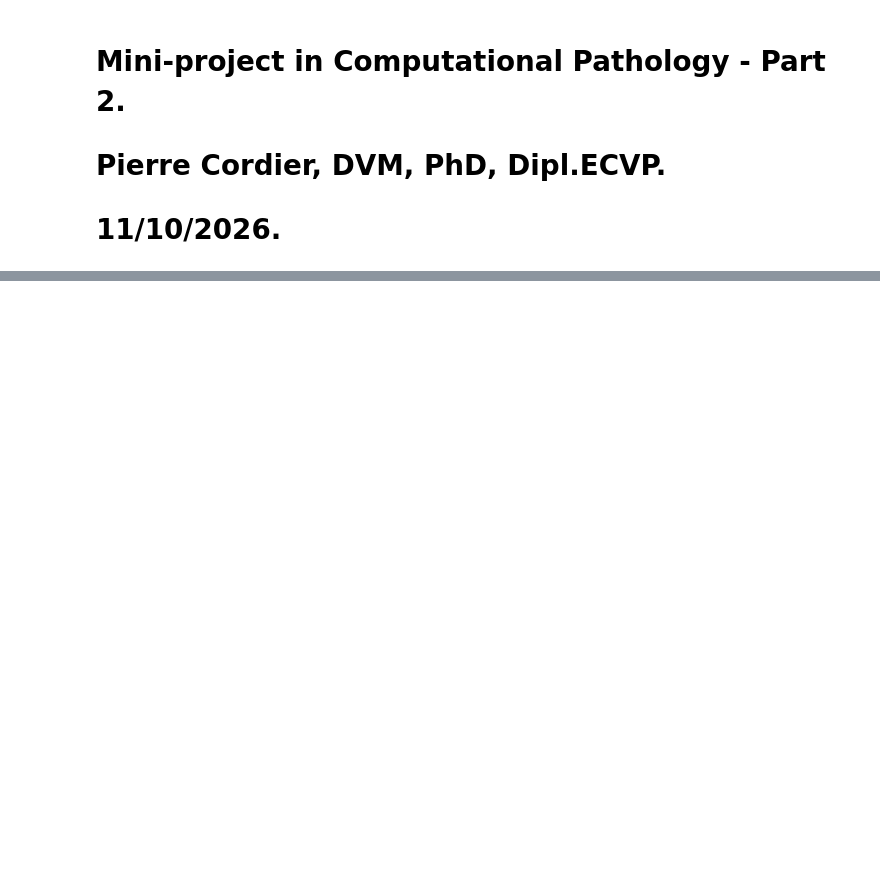
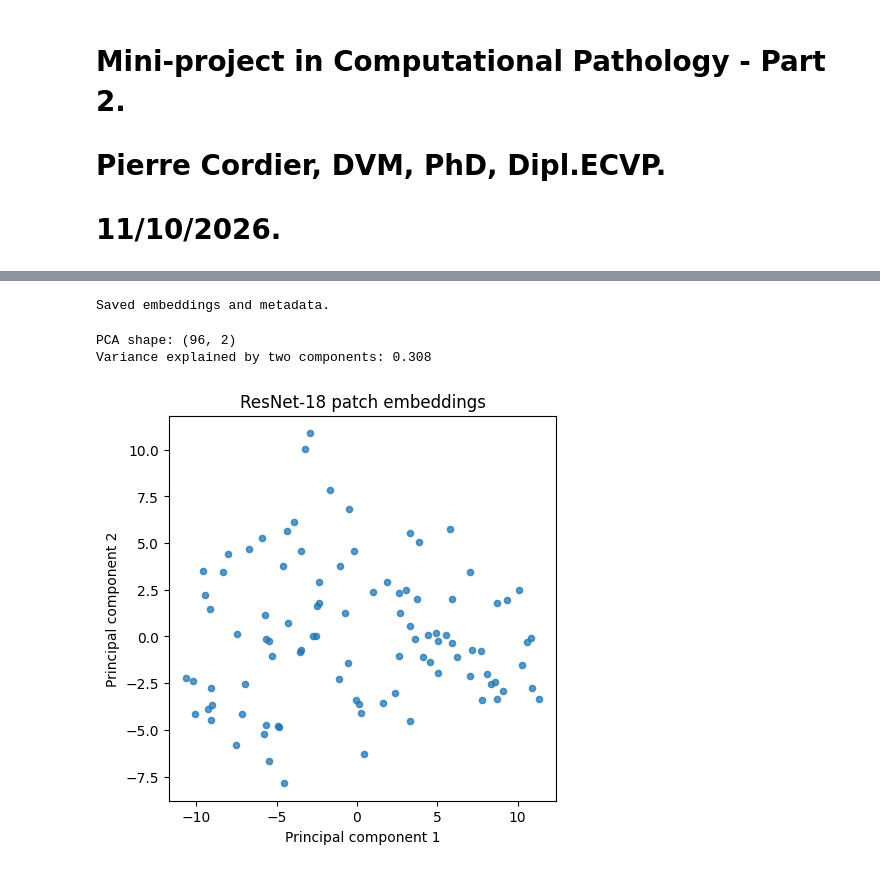
Before and after one commit to PierreCr/Computational-Pathology, a Jupyter notebook: Mini_project_in_Computational_Pathology_Part_2.ipynb, the cells around one changed output, grey strips where cells are left out. Cells and saved outputs as stored; diff of their text form; code cells hidden in the pictures; blank space fills up the shorter version.

```diff
--- a/Mini_project_in_Computational_Pathology_Part_2.ipynb
+++ b/Mini_project_in_Computational_Pathology_Part_2.ipynb
@@ -70,0 +142,15 @@ print("First 10 values:", embedding[0, :10])
+# %%
+#19.4. Run model on all patches.
+output_dir = Path("/content/drive/MyDrive/WSI_CMU-1/Metadata/")
+output_dir.mkdir(parents=True, exist_ok=True)
+
+np.save(output_dir / "embeddings.npy", embeddings)
+metadata = pd.DataFrame({
+  "patch_path": all_paths,
+  "embedding_row": np.arange(len(all_paths))})
+
+metadata.to_csv(output_dir / "patch_metadata.csv", index=False)
+
+print("Saved embeddings and metadata.")
+# %% [output]
+Saved embeddings and metadata.
@@ -70,0 +165,29 @@ print("First 10 values:", embedding[0, :10])
+# %%
+#21. Visualize the embeddings with PCA.
+from sklearn.decomposition import PCA
+from sklearn.preprocessing import StandardScaler
+
+# Reduce 512 features to 2 dimensions
+pca = PCA(n_components=2)
+embedding_2d = pca.fit_transform(embeddings)
+
+print("PCA shape:", embedding_2d.shape)
+print(
+    "Variance explained by two components:",
+    round(pca.explained_variance_ratio_.sum(), 3))
+
+plt.figure(figsize=(5, 5))
+plt.scatter(
+    embedding_2d[:, 0],
+    embedding_2d[:, 1],
+    s=20,
+    alpha=0.75)
+
+plt.xlabel("Principal component 1")
+plt.ylabel("Principal component 2")
+plt.title("ResNet-18 patch embeddings")
+plt.show()
+# %% [output]
+PCA shape: (96, 2)
+Variance explained by two components: 0.308
+[figure, added]
```
Also changed, not shown: parts of 5 cells of this notebook.
